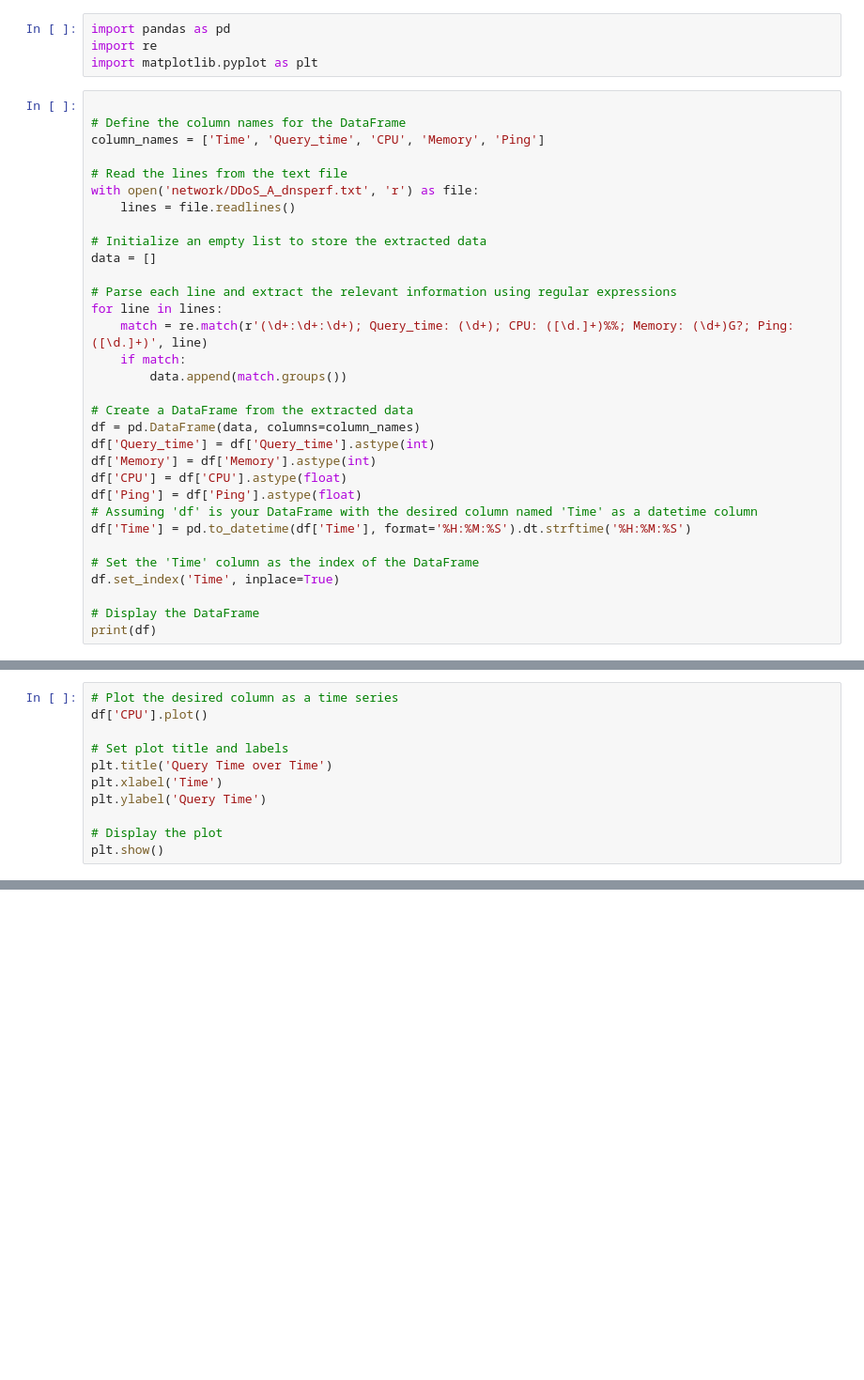
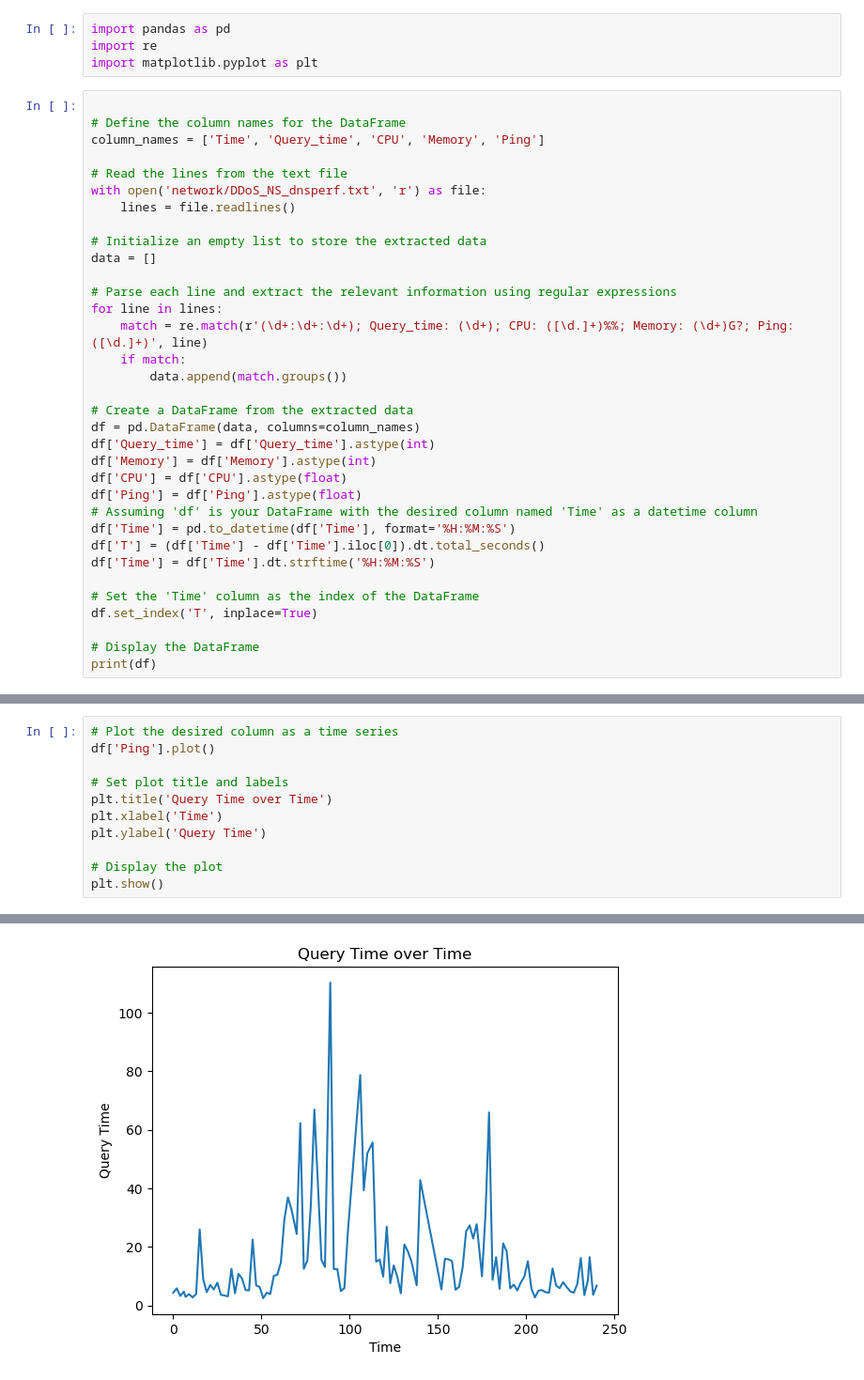
Before and after one commit to AndreaAlberti07/DNS-Reflection-and-Amplification-Attack, a Jupyter notebook: data/network_analysis.ipynb, the cells around one changed output, grey strips where cells are left out. Shown at 94% size. Cells and saved outputs as stored; diff of their text form; blank space fills up the shorter version.

```diff
--- a/data/network_analysis.ipynb
+++ b/data/network_analysis.ipynb
@@ -8,7 +8,7 @@ import matplotlib.pyplot as plt
 column_names = ['Time', 'Query_time', 'CPU', 'Memory', 'Ping']
 
 # Read the lines from the text file
-with open('network/DDoS_A_dnsperf.txt', 'r') as file:
+with open('network/DDoS_NS_dnsperf.txt', 'r') as file:
     lines = file.readlines()
 
 # Initialize an empty list to store the extracted data
@@ -27,10 +27,12 @@ df['Memory'] = df['Memory'].astype(int)
 df['CPU'] = df['CPU'].astype(float)
 df['Ping'] = df['Ping'].astype(float)
 # Assuming 'df' is your DataFrame with the desired column named 'Time' as a datetime column
-df['Time'] = pd.to_datetime(df['Time'], format='%H:%M:%S').dt.strftime('%H:%M:%S')
+df['Time'] = pd.to_datetime(df['Time'], format='%H:%M:%S')
+df['T'] = (df['Time'] - df['Time'].iloc[0]).dt.total_seconds()
+df['Time'] = df['Time'].dt.strftime('%H:%M:%S')
 
 # Set the 'Time' column as the index of the DataFrame
-df.set_index('Time', inplace=True)
+df.set_index('T', inplace=True)
 
 # Display the DataFrame
 print(df)
@@ -53,6 +55,6 @@ Time
 # %%
 # Plot the desired column as a time series
-df['CPU'].plot()
+df['Ping'].plot()
 
 # Set plot title and labels
 plt.title('Query Time over Time')
@@ -65,0 +67 @@ TypeError: no numeric data to plot
+[figure, added]
```
Also changed, not shown: parts of 3 cells of this notebook, 3 other files.
